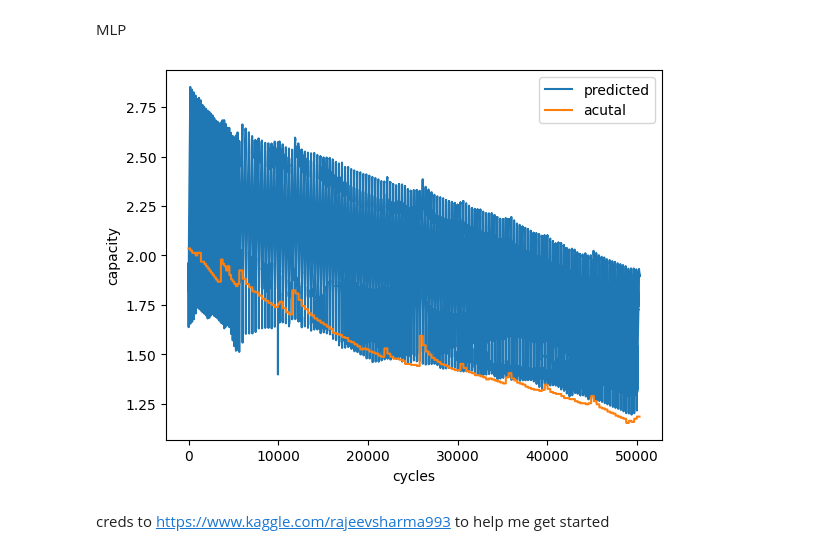
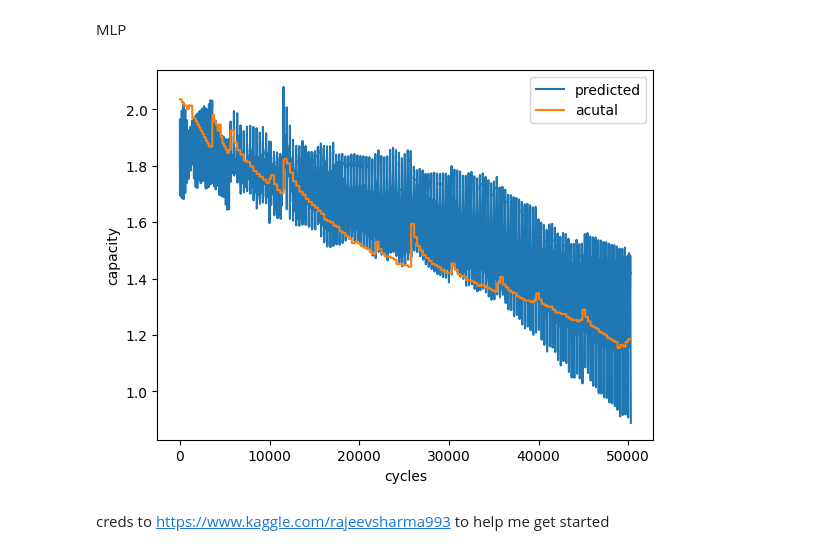
Before and after one commit to kostubhagarwal/battery_soh_predictor, a Jupyter notebook: script.ipynb, the cells around one changed output. Saved outputs shown, nothing was run; the diff lists cells and outputs as text; code cells hidden in the pictures.

```diff
--- a/script.ipynb
+++ b/script.ipynb
@@ -219,14 +220,14 @@ graph(knn_pred, v_y)
 # %% [markdown]
 MLP
 # %%
-mlp = MLPRegressor(activation='relu', batch_size='auto', learning_rate='adaptive', learning_rate_init=0.001, max_iter=40)
+mlp = MLPRegressor(activation='relu', batch_size='auto', learning_rate='adaptive', learning_rate_init=0.001, max_iter=60)
 
 mlp.fit(t_X, t_y)
 
 mlp_pred = pred(mlp, v_X)
 
 graph(mlp_pred, v_y)
 # %% [output]
-[figure, old version]
+[figure, new version]
 # %% [markdown]
 creds to https://www.kaggle.com/rajeevsharma993 to help me get started
```
Also changed, not shown: parts of 4 cells of this notebook.
